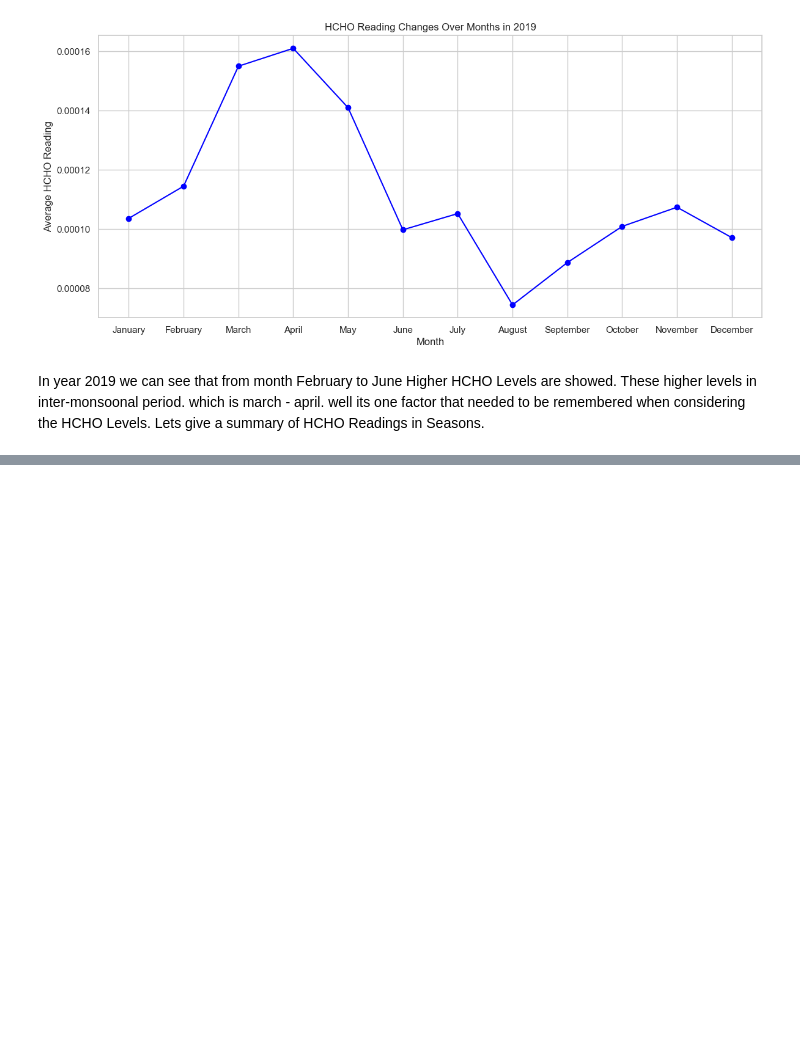
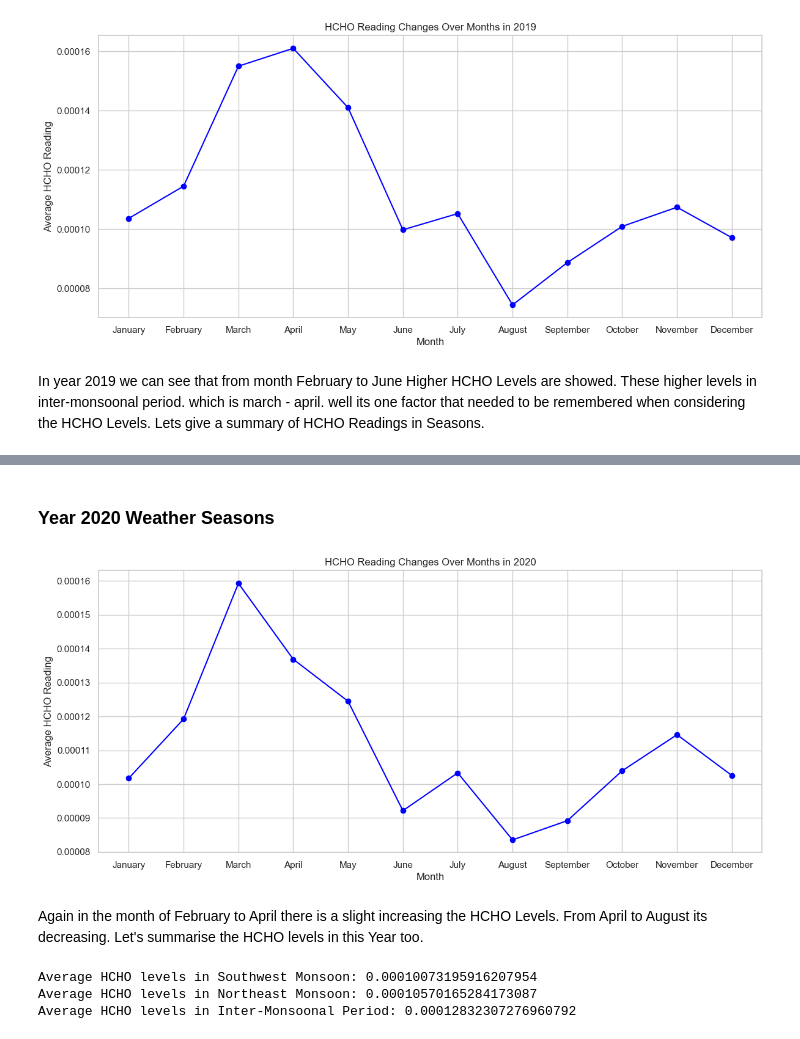
Before and after one commit to SandinMaheeshakya/HCHO-Prediction-Data-Engineering, a Jupyter notebook: Spatio-Temporal Analysis.ipynb, the cells around one changed output, grey strips where cells are left out. Drawn from its saved outputs; the diff is of its cells as text; code cells hidden in the pictures; blank space fills up the shorter version.

```diff
--- a/Spatio-Temporal Analysis.ipynb
+++ b/Spatio-Temporal Analysis.ipynb
@@ -95,0 +139,40 @@ In year 2019 we can see that from month February to June Higher HCHO Levels are
+# %% [markdown]
+### Year 2020 Weather Seasons
+# %%
+# Data Distribution of the HCHO Levels in the year 2020
+# Filter the data for the year 2020
+HCHO_2020 = HCHO_data[HCHO_data['Year'] == 2020]
+
+# Group the data by month and calculate the mean HCHO reading for each month
+monthly_means = HCHO_2020.groupby('Month')['HCHO Reading'].mean()
+
+# Plot the HCHO readings over months
+plt.figure(figsize=(14, 6))
+monthly_means.plot(marker='o', color='blue')
+plt.title('HCHO Reading Changes Over Months in 2020')
+plt.xlabel('Month')
+plt.ylabel('Average HCHO Reading')
+plt.xticks(range(1, 13), [calendar.month_name[i] for i in range(1, 13)])
+plt.show()
+# %% [output]
+[figure, added]
+# %% [markdown]
+Again in the month of February to April there is a slight increasing the HCHO Levels. From April to August its decreasing. Let's summarise the HCHO levels in this Year too.
+# %%
+# Filter the data for each weather season
+southwest_monsoon_data_2020 = HCHO_2020[HCHO_2020['Month'].isin(Southwest_monsoon)]
+northeast_monsoon_data_2020 = HCHO_2020[HCHO_2020['Month'].isin(Northeast_monsoon)]
+inter_monsoonal_data_2020 = HCHO_2020[HCHO_2020['Month'].isin(Inter_monsoonal_period)]
+
+# Calculate the average HCHO levels for each season
+southwest_monsoon_avg_2020 = southwest_monsoon_data_2020['HCHO Reading'].mean()
+northeast_monsoon_avg_2020 = northeast_monsoon_data_2020['HCHO Reading'].mean()
+inter_monsoonal_avg_2020 = inter_monsoonal_data_2020['HCHO Reading'].mean()
+
+print("Average HCHO levels in Southwest Monsoon:", southwest_monsoon_avg_2020)
+print("Average HCHO levels in Northeast Monsoon:", northeast_monsoon_avg_2020)
+print("Average HCHO levels in Inter-Monsoonal Period:", inter_monsoonal_avg_2020)
+# %% [output]
+Average HCHO levels in Southwest Monsoon: 0.00010073195916207954
+Average HCHO levels in Northeast Monsoon: 0.00010570165284173087
+Average HCHO levels in Inter-Monsoonal Period: 0.00012832307276960792
```
Also changed, not shown: parts of 17 cells of this notebook.
